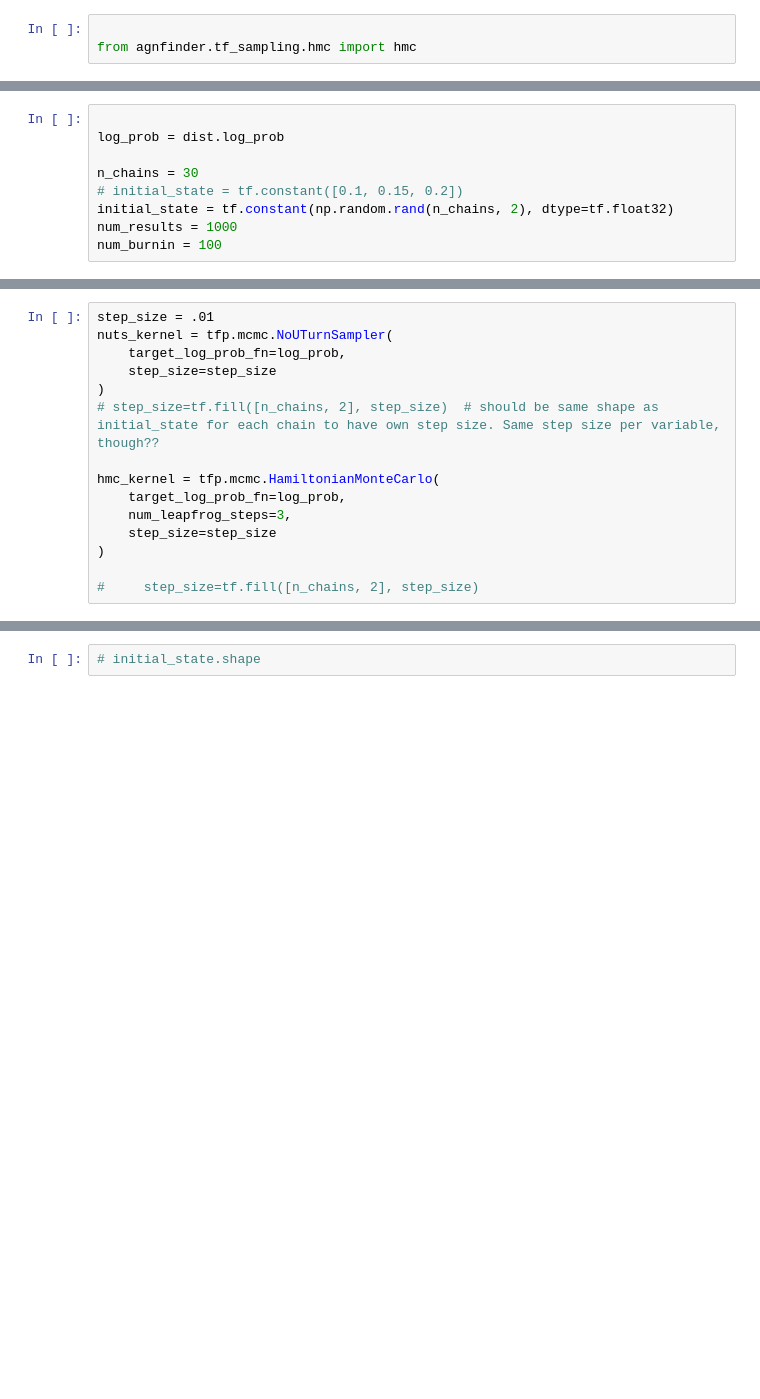
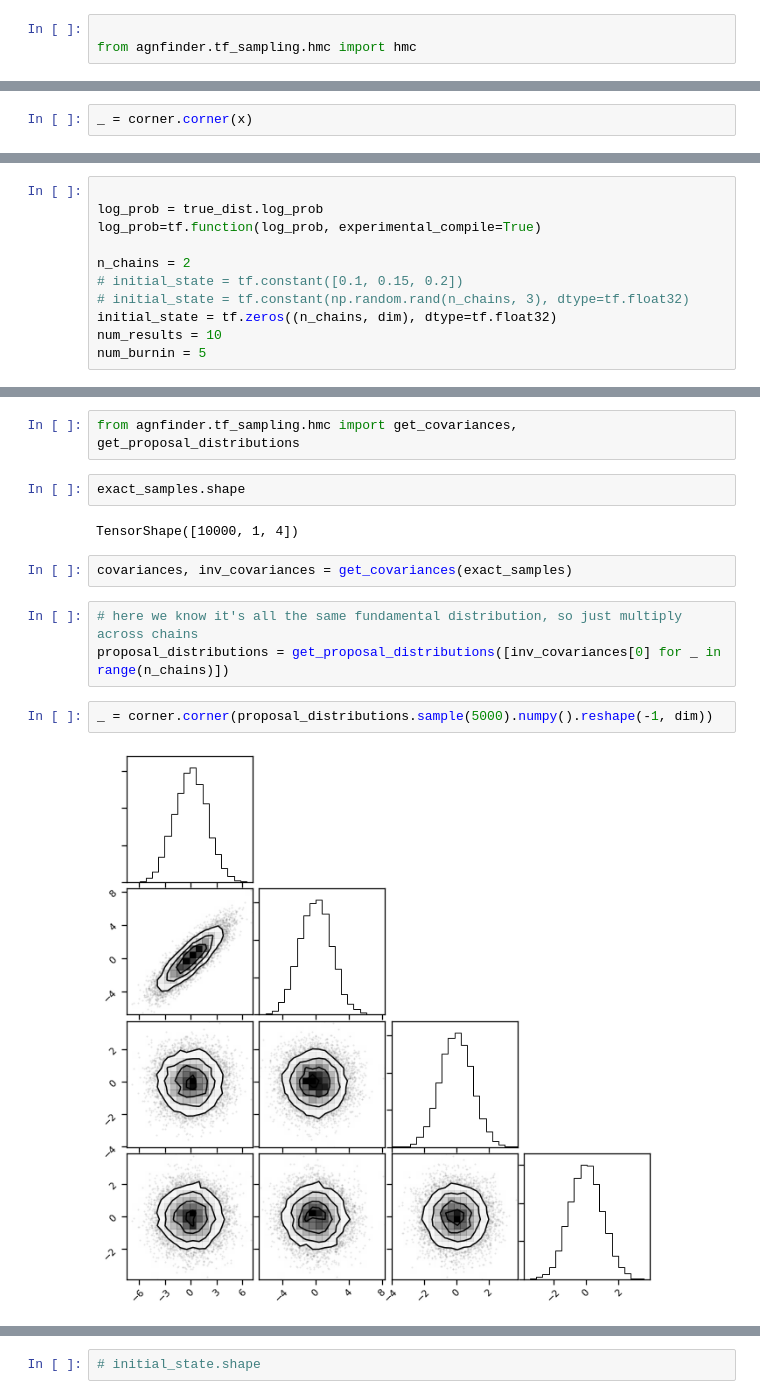
Before and after one commit to mwalmsley/agnfinder, a Jupyter notebook: notebooks/inference/basic_hmc_test.ipynb, the cells around one changed output, grey strips where cells are left out. Drawn from its saved outputs; the diff is of its cells as text; blank space fills up the shorter version.

```diff
--- a/notebooks/inference/basic_hmc_test.ipynb
+++ b/notebooks/inference/basic_hmc_test.ipynb
@@ -60,0 +100,2 @@ _ = corner.corner(exact_samples)
+# %%
+_ = corner.corner(x)
@@ -61,12 +152,14 @@ _ = corner.corner(exact_samples)
 # %%
 
-log_prob = dist.log_prob
+log_prob = true_dist.log_prob
+log_prob=tf.function(log_prob, experimental_compile=True)
 
-n_chains = 30
+n_chains = 2
 # initial_state = tf.constant([0.1, 0.15, 0.2])
-initial_state = tf.constant(np.random.rand(n_chains, 2), dtype=tf.float32)
-num_results = 1000
-num_burnin = 100
+# initial_state = tf.constant(np.random.rand(n_chains, 3), dtype=tf.float32)
+initial_state = tf.zeros((n_chains, dim), dtype=tf.float32)
+num_results = 10
+num_burnin = 5
 # %%
 log_prob(initial_state).numpy()
 # %% [output]
@@ -80,15 +167,15 @@ array([-0.7001086 , -0.36766374, -0.37105322, -0.22436115, -0.1366634 ,
-# %%
-step_size = .01
-nuts_kernel = tfp.mcmc.NoUTurnSampler(
-    target_log_prob_fn=log_prob,
-    step_size=step_size
-)
-# step_size=tf.fill([n_chains, 2], step_size)  # should be same shape as initial_state for each chain to have own step size. Same step size per variable, though??
-
-hmc_kernel = tfp.mcmc.HamiltonianMonteCarlo(
-    target_log_prob_fn=log_prob,
-    num_leapfrog_steps=3,
-    step_size=step_size
-)
-
-#     step_size=tf.fill([n_chains, 2], step_size)
+# %%
+from agnfinder.tf_sampling.hmc import get_covariances, get_proposal_distributions
+# %%
+exact_samples.shape
+# %% [output]
+TensorShape([10000, 1, 4])
+# %%
+covariances, inv_covariances = get_covariances(exact_samples)
+# %%
+# here we know it's all the same fundamental distribution, so just multiply across chains
+proposal_distributions = get_proposal_distributions([inv_covariances[0] for _ in range(n_chains)])
+# %%
+_ = corner.corner(proposal_distributions.sample(5000).numpy().reshape(-1, dim))
+# %% [output]
+[figure, added]
```
Also changed, not shown: parts of 62 cells of this notebook, 6 other files.
